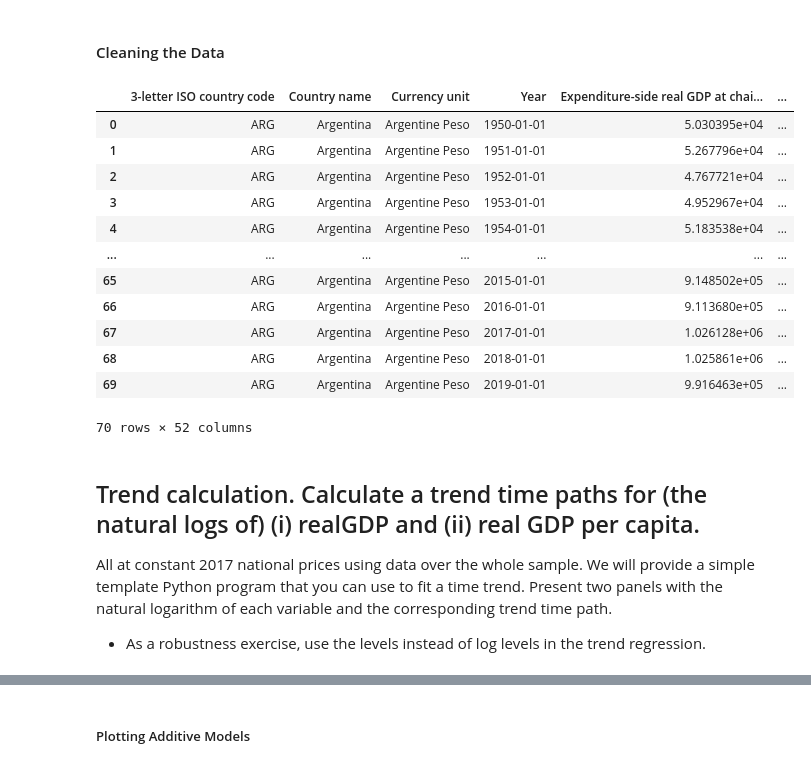
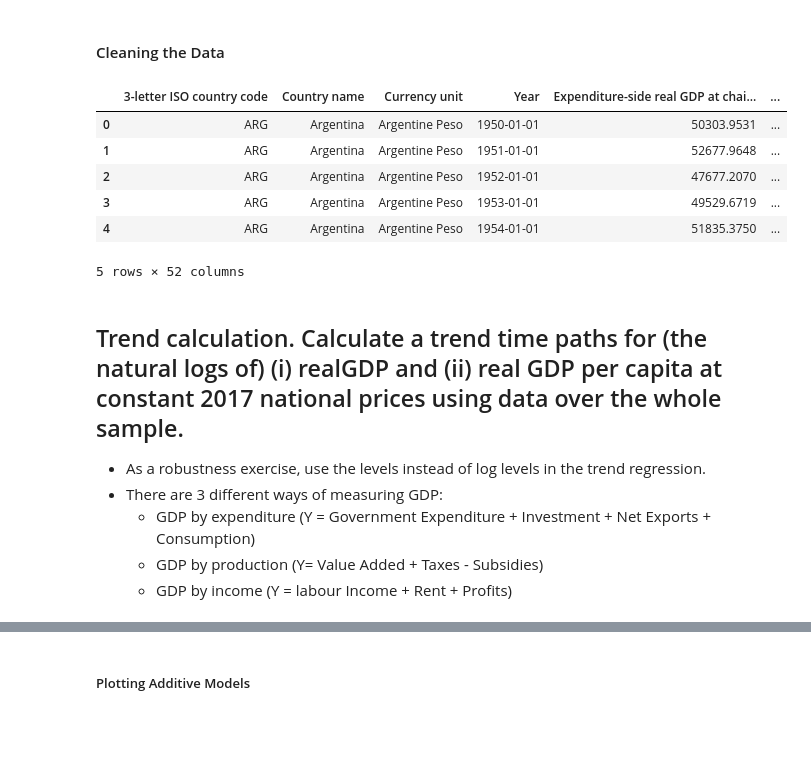
Before and after one commit to andreheeshaojun/EC2B1-Coursework, a Jupyter notebook: Section A/Section-A-Code.ipynb, the cells around one changed output, grey strips where cells are left out. Saved outputs shown, nothing was run; the diff lists cells and outputs as text; code cells hidden in the pictures; blank space fills up the shorter version.

```diff
--- a/Section A/Section-A-Code.ipynb
+++ b/Section A/Section-A-Code.ipynb
@@ -16,37 +16,33 @@ from get_regression_coefs_general import get_regression_coefs # import our funct
 # %%
 # Import the Data from the xlsx file
 filename = r"pwt100.xlsx"
 
 # Load the "Data" sheet and filter for Argentina
 df = pd.read_excel(filename, sheet_name="Data", engine="openpyxl")
 filtered_df = df[df.iloc[:, 1] == "Argentina"].copy()  # Make an explicit copy
 
 # Index Match the Header
 legend_df = pd.read_excel(filename, sheet_name="Legend", engine="openpyxl") # Read the legend sheet
 mapping = dict(zip(legend_df.iloc[:, 0].str.strip(), legend_df.iloc[:, 1].str.strip()))  # Clean mapping keys
 filtered_df = filtered_df.rename(columns=lambda col: mapping[col] if col in mapping else col)
 
 # Clean to numeric and datetime format
 filtered_df.iloc[:, 4:] = filtered_df.iloc[:, 4:].apply(pd.to_numeric, errors='coerce')  # Ensure numeric data
 filtered_df['Year'] = pd.to_datetime(filtered_df['Year'], format='%Y', errors='coerce')
-filtered_df.reset_index(drop=True)
+filtered_df.reset_index(drop=True).head(5)
 # %% [output]
 |  | 3-letter ISO country code | Country name | Currency unit | Year | Expenditure-side real GDP at chai... | ... |
-| 0 | ARG | Argentina | Argentine Peso | 1950-01-01 | 5.030395e+04 | ... |
-| 1 | ARG | Argentina | Argentine Peso | 1951-01-01 | 5.267796e+04 | ... |
-| 2 | ARG | Argentina | Argentine Peso | 1952-01-01 | 4.767721e+04 | ... |
-| 3 | ARG | Argentina | Argentine Peso | 1953-01-01 | 4.952967e+04 | ... |
-| 4 | ARG | Argentina | Argentine Peso | 1954-01-01 | 5.183538e+04 | ... |
-| ... | ... | ... | ... | ... | ... | ... |
-| 65 | ARG | Argentina | Argentine Peso | 2015-01-01 | 9.148502e+05 | ... |
-| 66 | ARG | Argentina | Argentine Peso | 2016-01-01 | 9.113680e+05 | ... |
-| 67 | ARG | Argentina | Argentine Peso | 2017-01-01 | 1.026128e+06 | ... |
-| 68 | ARG | Argentina | Argentine Peso | 2018-01-01 | 1.025861e+06 | ... |
-| 69 | ARG | Argentina | Argentine Peso | 2019-01-01 | 9.916463e+05 | ... |
+| 0 | ARG | Argentina | Argentine Peso | 1950-01-01 | 50303.9531 | ... |
+| 1 | ARG | Argentina | Argentine Peso | 1951-01-01 | 52677.9648 | ... |
+| 2 | ARG | Argentina | Argentine Peso | 1952-01-01 | 47677.2070 | ... |
+| 3 | ARG | Argentina | Argentine Peso | 1953-01-01 | 49529.6719 | ... |
+| 4 | ARG | Argentina | Argentine Peso | 1954-01-01 | 51835.3750 | ... |
-70 rows × 52 columns
+5 rows × 52 columns
 # %% [markdown]
-## Trend calculation. Calculate a trend time paths for (the natural logs of) (i) realGDP and (ii) real GDP per capita.
-
-All at constant 2017 national prices using data over the whole sample. We will provide a simple template Python program that you can use to fit a time trend. Present two panels with the natural logarithm of each variable and the corresponding trend time path.
+## Trend calculation. Calculate a trend time paths for (the natural logs of) (i) realGDP and (ii) real GDP per capita at constant 2017 national prices using data over the whole sample.
 
 - As a robustness exercise, use the levels instead of log levels in the trend regression.
+- There are 3 different ways of measuring GDP:
+    - GDP by expenditure (Y = Government Expenditure + Investment + Net Exports + Consumption)
+    - GDP by production (Y= Value Added + Taxes - Subsidies)
+    - GDP by income (Y = labour Income + Rent + Profits)
```
Also changed, not shown: parts of 36 cells of this notebook.
